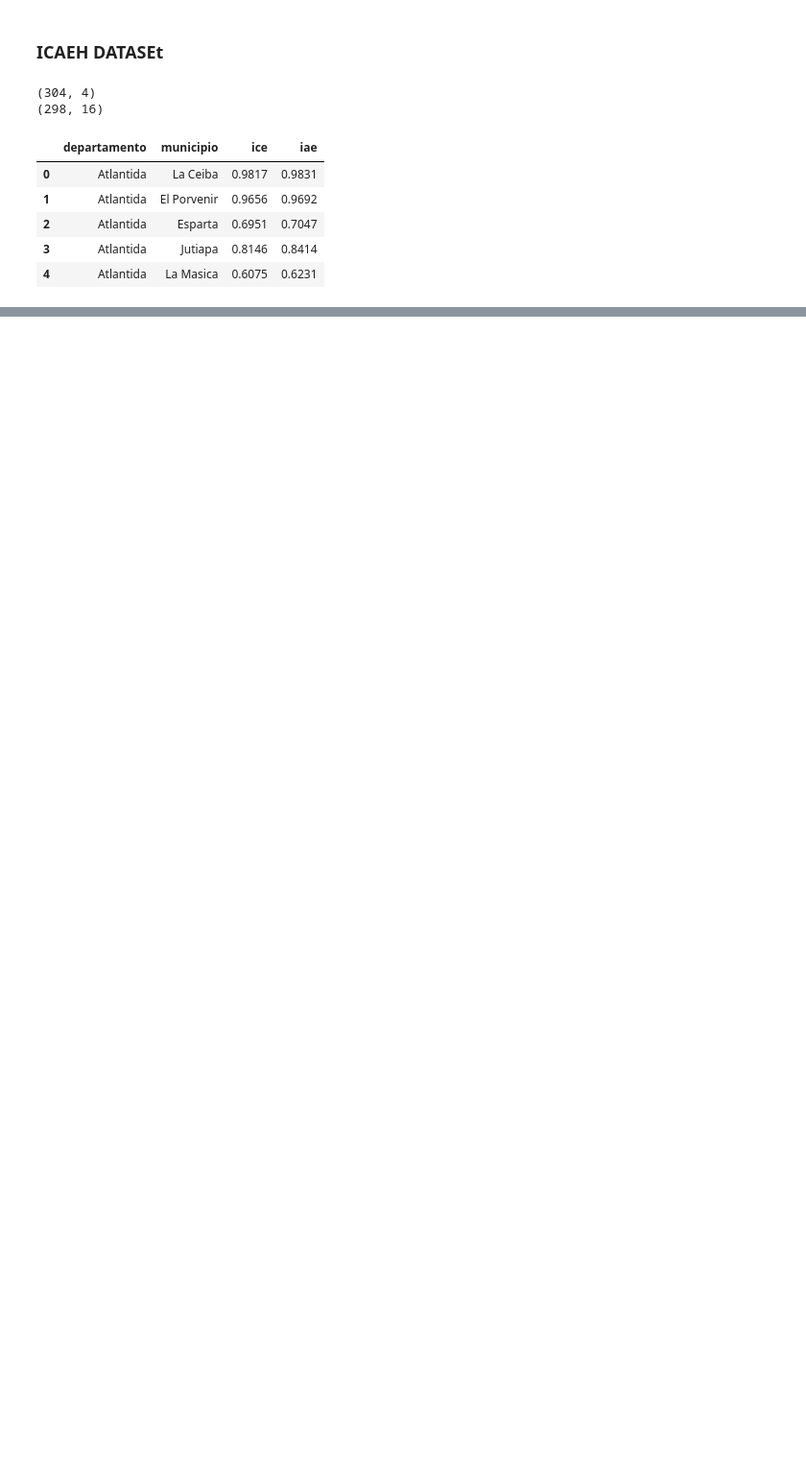
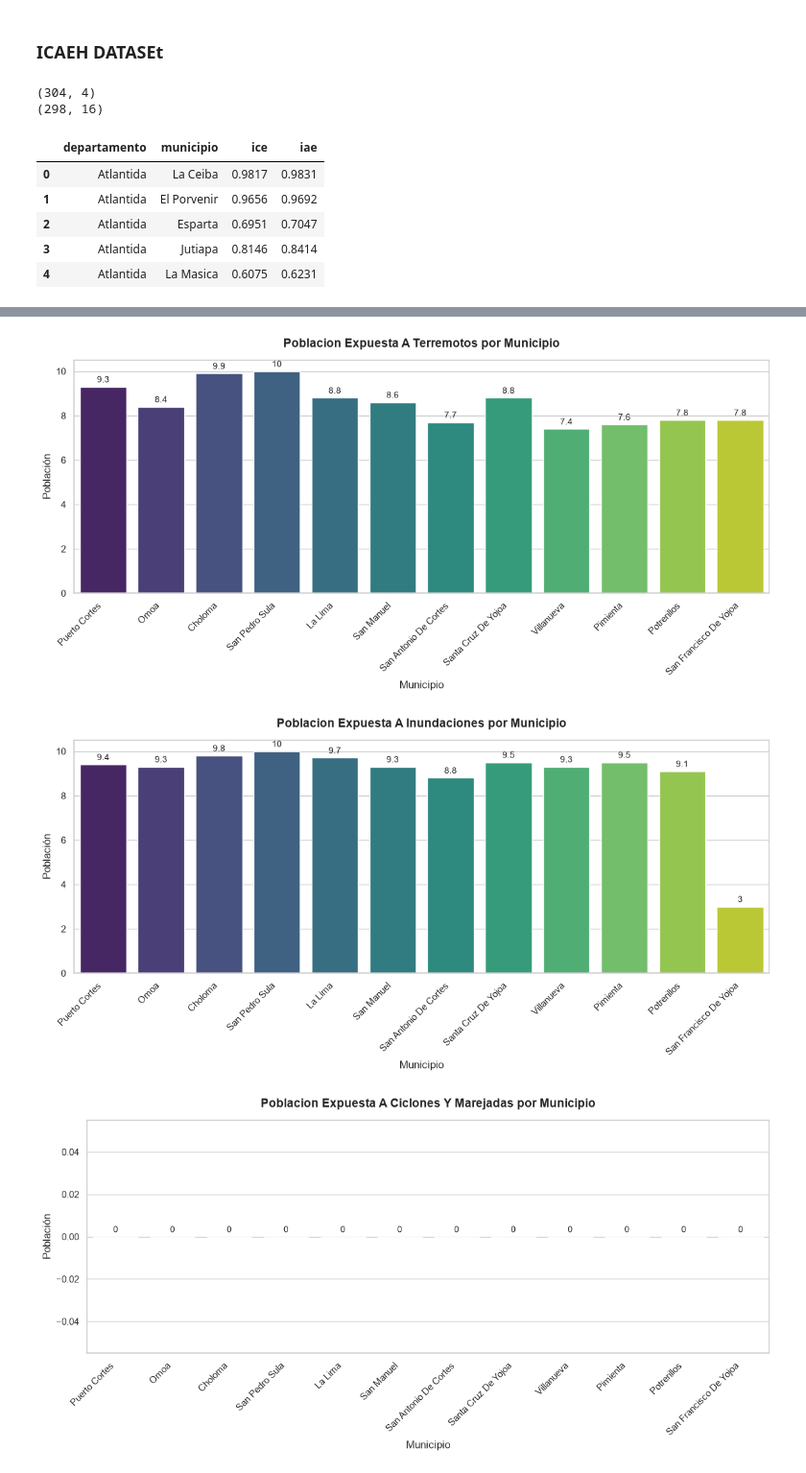
Before and after one commit to DiegoC-Diaz/honduras_solar_irradiation, a Jupyter notebook: notebooks/hn_index.ipynb, the cells around one changed output, grey strips where cells are left out. Shown at 96% size. Saved outputs shown, nothing was run; the diff lists cells and outputs as text; code cells hidden in the pictures; blank space fills up the shorter version.

```diff
--- a/notebooks/hn_index.ipynb
+++ b/notebooks/hn_index.ipynb
@@ -790,2 +764,64 @@ plt.show()
 # %%
 df_resultado.to_csv("../data/index/processed/dataset_indicadores.csv")
+# %%
+import matplotlib.pyplot as plt
+import seaborn as sns
+
+# Filtro inicial proporcionado
+cortes_df = df_resultado[
+    (df_resultado["departamento"].str.strip().str.lower() == "cortes")
+].copy()
+
+variables_riesgo = [
+    "poblacion_expuesta_a_terremotos",
+    "poblacion_expuesta_a_inundaciones",
+    "poblacion_expuesta_a_ciclones_y_marejadas",
+    "poblacion_expuesta_a_deslizamientos",
+    "poblacion_afectada_por_sequia",
+    "poblacion_expuesta_a_incendios_forestales"
+]
+
+# Configurar el estilo base de seaborn
+sns.set_theme(style="whitegrid")
+
+# Iterar sobre cada variable para crear gráficos individuales
+for variable in variables_riesgo:
+    # Crear una nueva figura para que se impriman por separado
+    plt.figure(figsize=(12, 6))
+
+    # Generar el gráfico de barras
+    # Usar hue="municipio" asigna un color distinto a cada uno
+    ax = sns.barplot(
+        data=cortes_df,
+        x="municipio",
+        y=variable,
+        hue="municipio",
+        palette="viridis", # Puedes cambiar a "Set2", "husl", "plasma", etc.
+        legend=False
+    )
+
+    # Agregar los valores numéricos exactos sobre cada barra
+    for container in ax.containers:
+        # fmt='%g' evita decimales innecesarios (ej. 10.0 se muestra como 10)
+        ax.bar_label(container, fmt='%g', padding=3, fontsize=10)
+
+    # Limpiar y formatear el título basado en el nombre de la variable
+    titulo_limpio = variable.replace("_", " ").title()
+
+    # Configuraciones de texto y ejes
+    plt.title(f"{titulo_limpio} por Municipio", fontsize=14, pad=15, fontweight="bold")
+    plt.xlabel("Municipio", fontsize=12)
+    plt.ylabel("Población", fontsize=12)
+
+    # Rotar las etiquetas del eje X por si los nombres de los municipios son largos
+    plt.xticks(rotation=45, ha="right")
+
+    # Ajustar márgenes para que no se corte el texto
+    plt.tight_layout()
+
+    # Mostrar el gráfico (esto fuerza a que se imprima antes de pasar a la siguiente variable)
+    plt.show()
+# %% [output]
+[figure, added]
+[figure, added]
+[figure, added]
```
Also changed, not shown: parts of 2 cells of this notebook, 6 other files.
